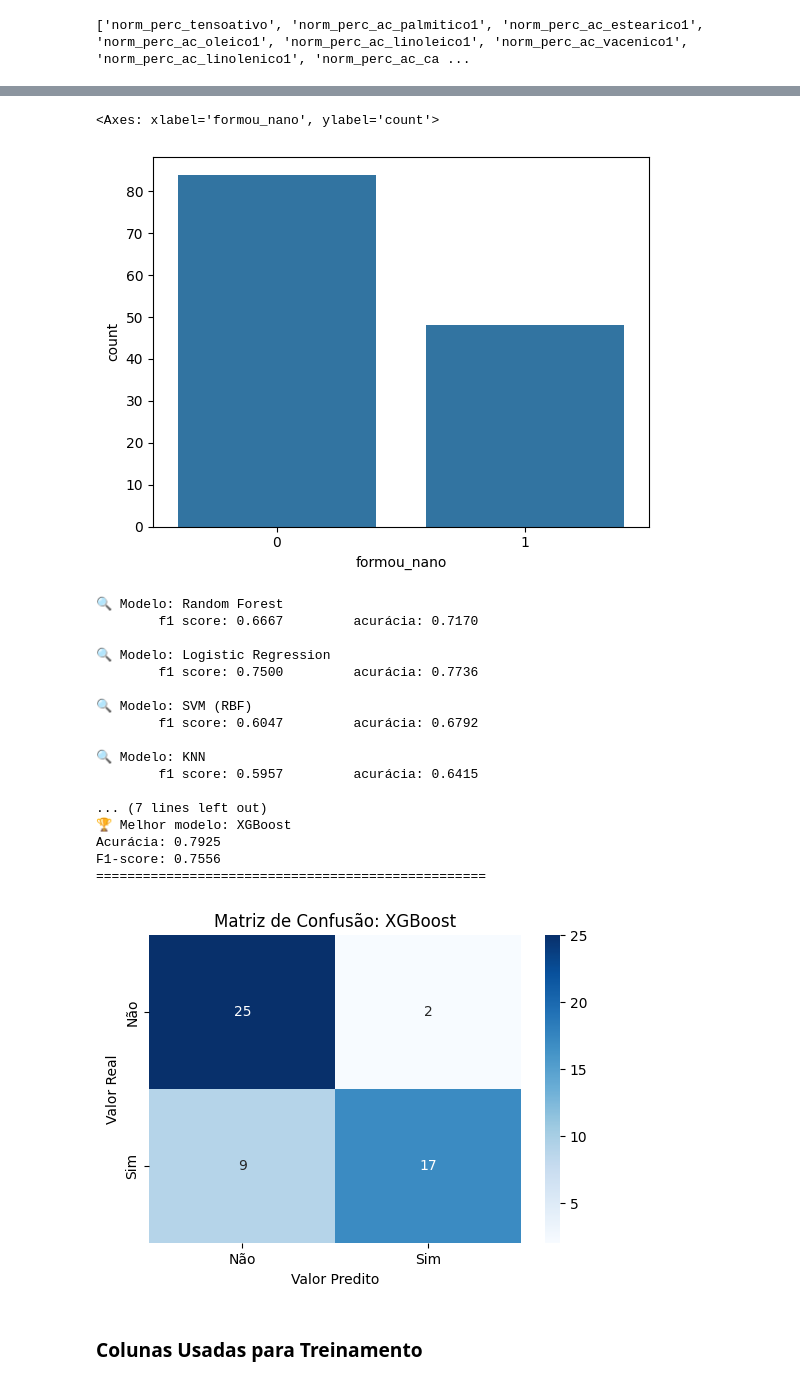
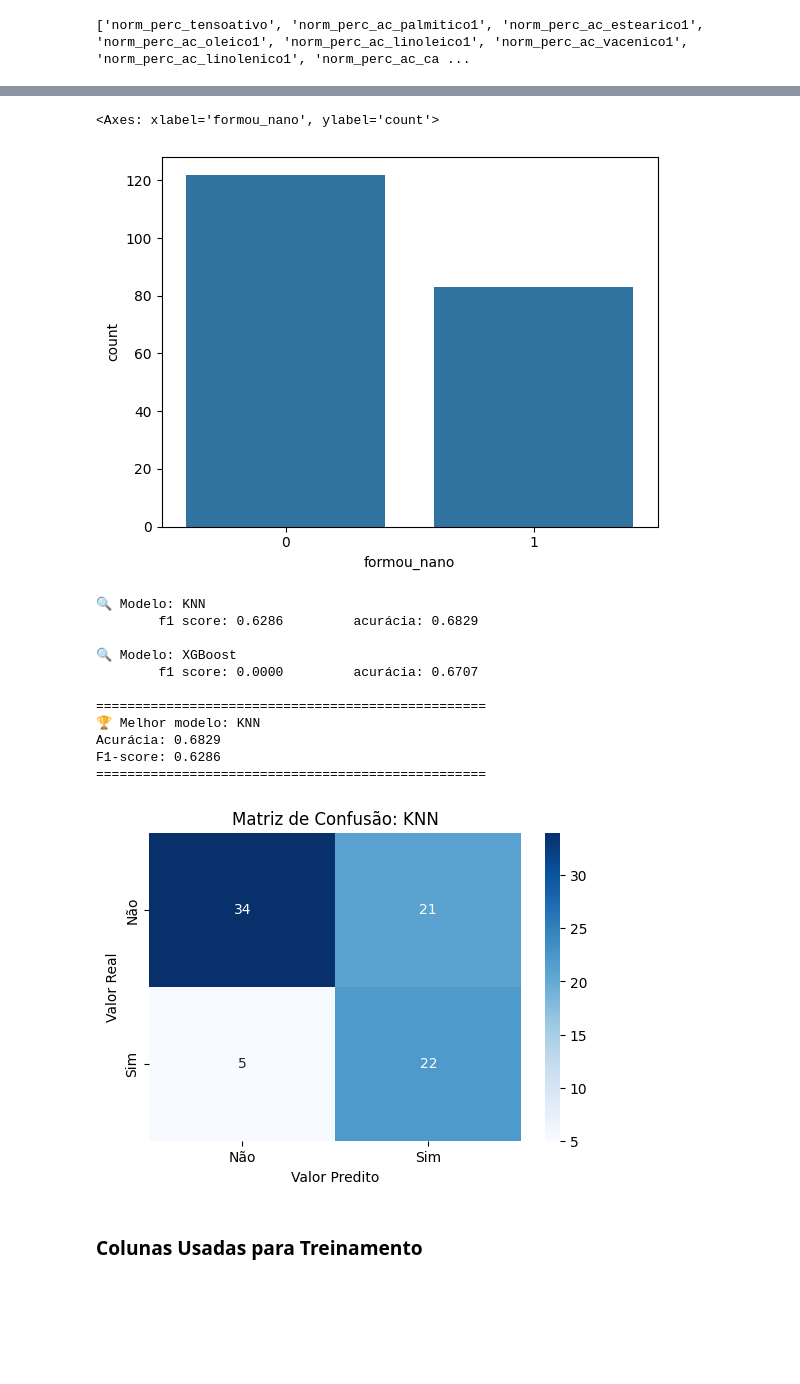
Before and after one commit to brfiso/PyNanoEmulsion, a Jupyter notebook: AnaliseNova.ipynb, the cells around one changed output, grey strips where cells are left out. Drawn from its saved outputs; the diff is of its cells as text; code cells hidden in the pictures; blank space fills up the shorter version.

```diff
--- a/AnaliseNova.ipynb
+++ b/AnaliseNova.ipynb
@@ -11,7 +11,7 @@ RANDOM_STATE = 42
 PDI_CORTE_NANO = 0.35 # até 0.35 de PDI
 TAMANHO_CORTE_NANO = 300 # Até 300 nanometros
 # %%
-df = pd.read_csv('FormulacoesNano_1.csv', sep=';')
+df = pd.read_csv('FormulacoesNano_2.csv', sep=';')
 
 df.columns = [x.lower() for x in df.columns]
 df.drop(columns=['manteiga_1', 'manteiga_2', 'formulacao', 'oleo', 'translucida', 'pontodenuvem'], inplace=True)
@@ -207,7 +212,7 @@ Name: count, dtype: int64
 sns.countplot(data=df, x='formou_nano')
 # %% [output]
 <Axes: xlabel='formou_nano', ylabel='count'>
-[figure, old version]
+[figure, new version]
 # %%
 from sklearn.metrics import confusion_matrix
 
@@ -248,12 +253,12 @@ from xgboost import XGBClassifier
 
 # Dicionário de modelos
 modelos = {
-    "Random Forest": RandomForestClassifier(random_state=RANDOM_STATE),
-    "Logistic Regression": LogisticRegression(),
-    "SVM (RBF)": SVC(kernel='rbf', probability=True),
+    # "Random Forest": RandomForestClassifier(random_state=RANDOM_STATE),
+    # "Logistic Regression": LogisticRegression(),
+    # "SVM (RBF)": SVC(kernel='rbf', probability=True),
     "KNN": KNeighborsClassifier(),
-    "Gradient Boosting": GradientBoostingClassifier(random_state=RANDOM_STATE),
-    "XGBoost": XGBClassifier(eval_metric='logloss', random_state=RANDOM_STATE)
+    # "Gradient Boosting": GradientBoostingClassifier(random_state=RANDOM_STATE),
+    "XGBoost": XGBClassifier(eval_metric='logloss', random_state=RANDOM_STATE, scale_pos_weight=0)
 }
 
 # Resultados
@@ -265,48 +270,42 @@ for nome, modelo in modelos.items():
     y_pred = modelo.predict(X_test_scaled)
     acc = accuracy_score(y_test, y_pred)
     f1 = f1_score(y_test, y_pred)
 
     resultados.append({
         'modelo': nome,
         'acuracia': acc,
         'f1_score': f1,
         'y_pred': y_pred,
         'modelo_treinado': modelo
     })
 
     print(f"\n🔍 Modelo: {nome}\n\tf1 score: {f1:.4f}\t acurácia: {acc:.4f}\t")
 
 # Ordena os resultados pelo F1-score (ou outra métrica que quiser)
 resultados_ordenados = sorted(resultados, key=lambda x: x['f1_score'], reverse=True)
 melhor = resultados_ordenados[0]
 
 # 🔝 Destaque do melhor modelo
 print("\n" + "="*50)
 print(f"🏆 Melhor modelo: {melhor['modelo']}")
 print(f"Acurácia: {melhor['acuracia']:.4f}")
 print(f"F1-score: {melhor['f1_score']:.4f}")
 print("="*50)
 
 show_confusion_matrix(melhor['modelo'], y_test, melhor['y_pred'])
 # %% [output]
-🔍 Modelo: Random Forest
-        f1 score: 0.6667         acurácia: 0.7170
+🔍 Modelo: KNN
+        f1 score: 0.6286         acurácia: 0.6829
 
-🔍 Modelo: Logistic Regression
-        f1 score: 0.7500         acurácia: 0.7736
+🔍 Modelo: XGBoost
+        f1 score: 0.0000         acurácia: 0.6707
 
-🔍 Modelo: SVM (RBF)
-        f1 score: 0.6047         acurácia: 0.6792
-
-🔍 Modelo: KNN
-        f1 score: 0.5957         acurácia: 0.6415
-
-... (7 lines left out)
-🏆 Melhor modelo: XGBoost
-Acurácia: 0.7925
-F1-score: 0.7556
 ==================================================
+🏆 Melhor modelo: KNN
+Acurácia: 0.6829
+F1-score: 0.6286
+==================================================
-[figure, old version]
+[figure, new version]
 # %% [markdown]
 ### Colunas Usadas para Treinamento
 # %%
```
Also changed, not shown: parts of 22 cells of this notebook, 11 other files.
